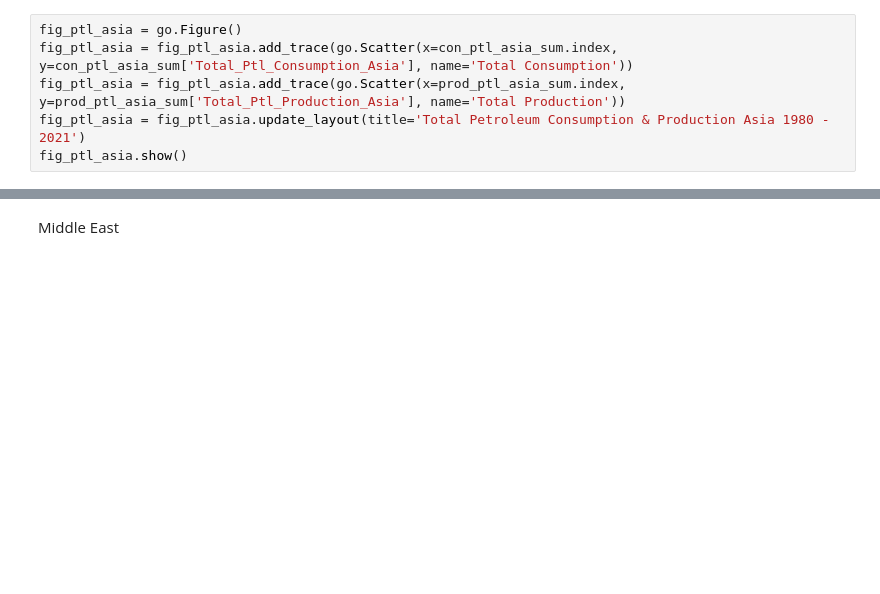
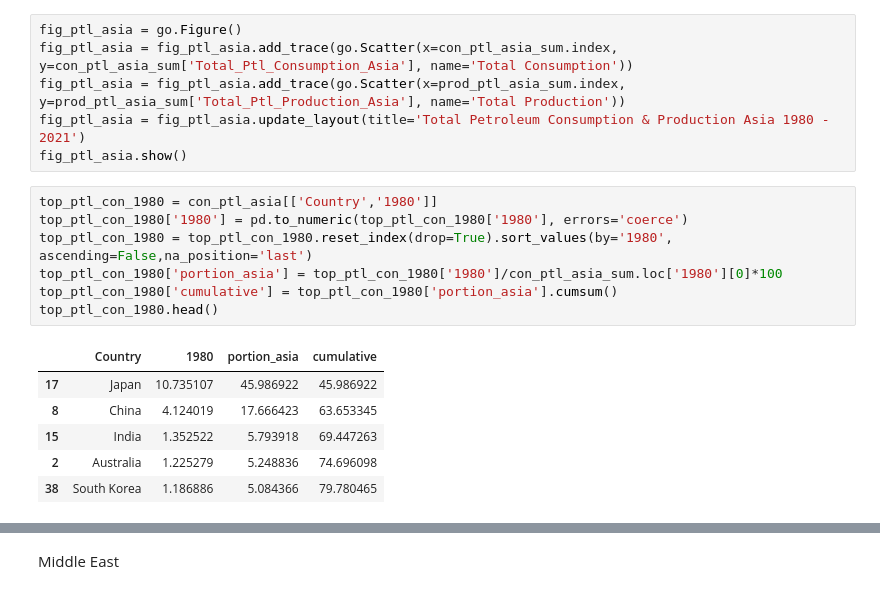
Before and after one commit to lurza/World-Energy-Analysis-main, a Jupyter notebook: Energy_Con_Prod.ipynb, the cells around one changed output, grey strips where cells are left out. Cells and saved outputs as stored; diff of their text form; blank space fills up the shorter version.

```diff
--- a/Energy_Con_Prod.ipynb
+++ b/Energy_Con_Prod.ipynb
@@ -3982,3 +3984,17 @@ fig_ptl_asia = fig_ptl_asia.add_trace(go.Scatter(x=con_ptl_asia_sum.index, y=con
 fig_ptl_asia = fig_ptl_asia.add_trace(go.Scatter(x=prod_ptl_asia_sum.index, y=prod_ptl_asia_sum['Total_Ptl_Production_Asia'], name='Total Production'))
 fig_ptl_asia = fig_ptl_asia.update_layout(title='Total Petroleum Consumption & Production Asia 1980 - 2021')
 fig_ptl_asia.show()
+# %%
+top_ptl_con_1980 = con_ptl_asia[['Country','1980']]
+top_ptl_con_1980['1980'] = pd.to_numeric(top_ptl_con_1980['1980'], errors='coerce')
+top_ptl_con_1980 = top_ptl_con_1980.reset_index(drop=True).sort_values(by='1980', ascending=False,na_position='last')
+top_ptl_con_1980['portion_asia'] = top_ptl_con_1980['1980']/con_ptl_asia_sum.loc['1980'][0]*100
+top_ptl_con_1980['cumulative'] = top_ptl_con_1980['portion_asia'].cumsum()
+top_ptl_con_1980.head()
+# %% [output]
+|  | Country | 1980 | portion_asia | cumulative |
+| 17 | Japan | 10.735107 | 45.986922 | 45.986922 |
+| 8 | China | 4.124019 | 17.666423 | 63.653345 |
+| 15 | India | 1.352522 | 5.793918 | 69.447263 |
+| 2 | Australia | 1.225279 | 5.248836 | 74.696098 |
+| 38 | South Korea | 1.186886 | 5.084366 | 79.780465 |
```
Also changed, not shown: parts of 17 cells of this notebook.
